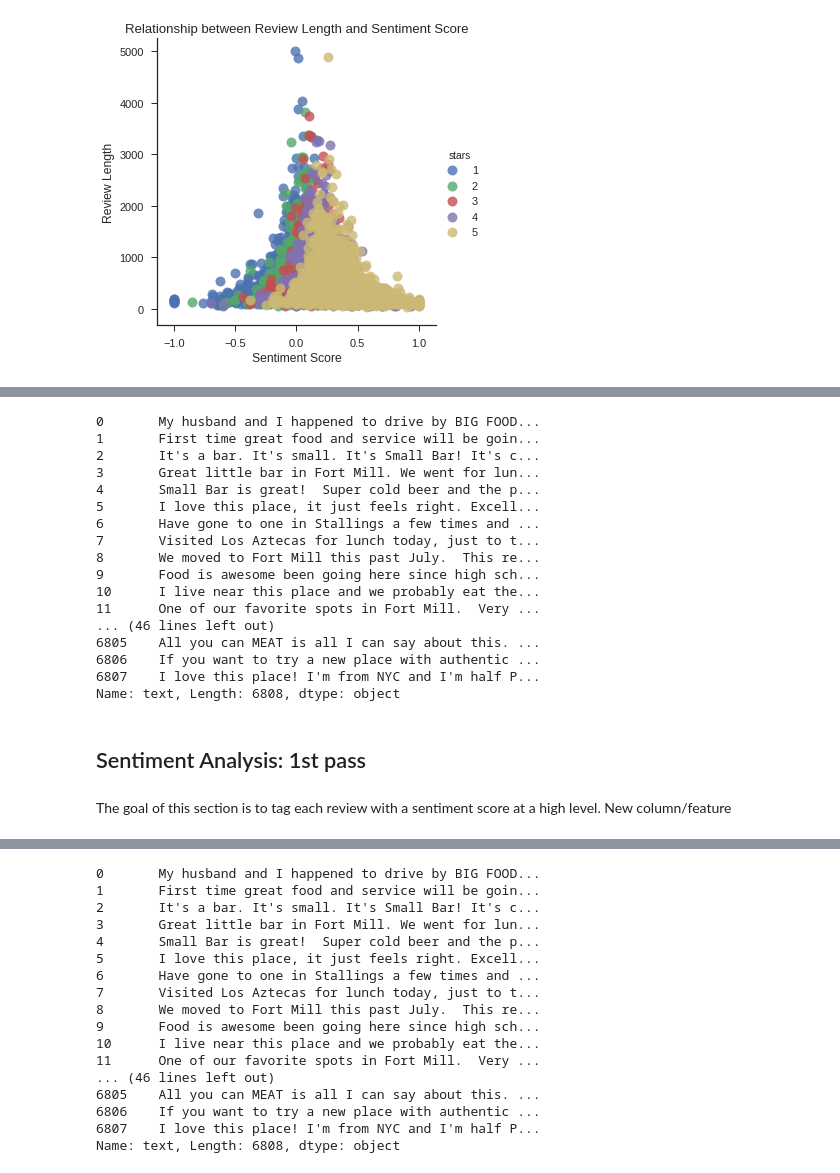
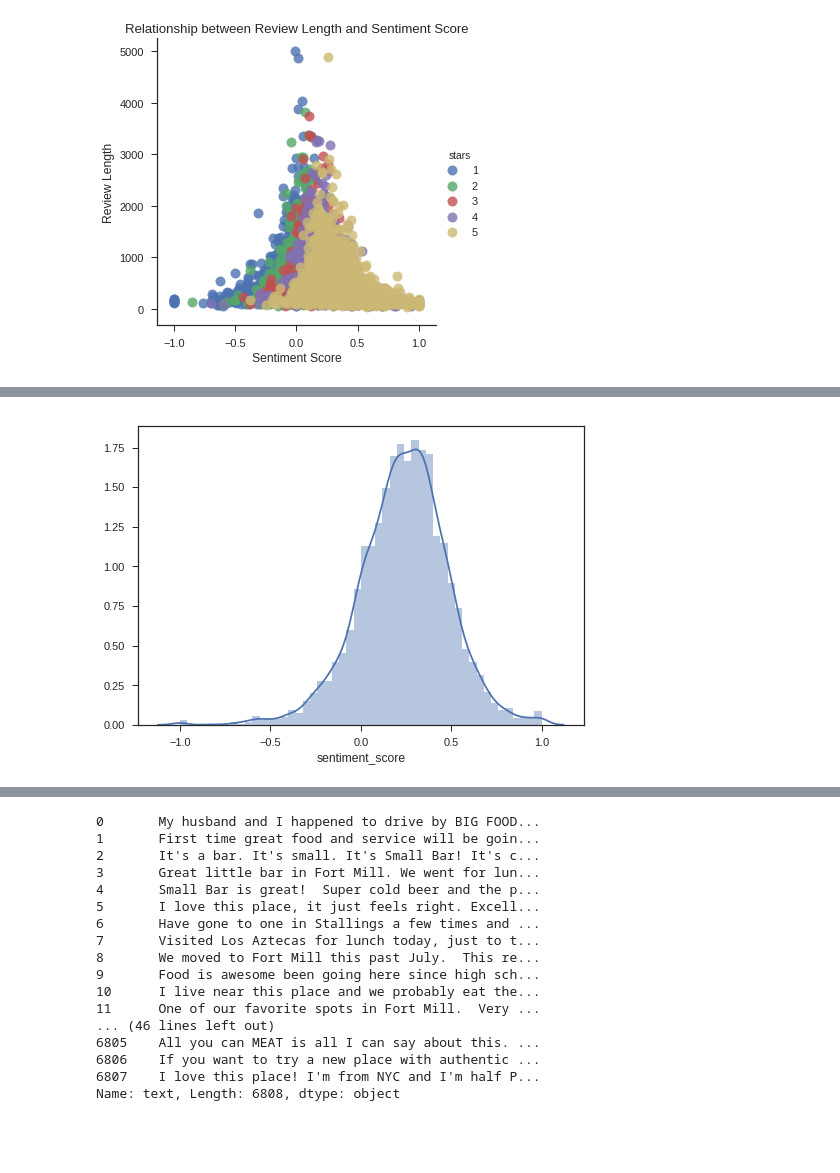
Before and after one commit to schubline/capstone_project, a Jupyter notebook: eda_notebooks/nlp_food_review_sc.ipynb, the cells around one changed output, grey strips where cells are left out. Cells and saved outputs as stored; diff of their text form; code cells hidden in the pictures; blank space fills up the shorter version.

```diff
--- a/eda_notebooks/nlp_food_review_sc.ipynb
+++ b/eda_notebooks/nlp_food_review_sc.ipynb
@@ -278,2 +278,0 @@ Let's create a new feature where its 4 stars and above vs under four stars. My r
-# %%
-data["above_4_stars"] =
@@ -284,3 +279,10 @@ data["above_4_stars"] =
+# %%
+# dummies of stars
+dummies = pd.get_dummies(data['stars'])
+data = pd.concat([data, dummies], axis=1)
+# %%
+# creating categorical feature of above or below 4 stars
+data["above_4"] = data["stars"].map(lambda x: 1 if x>3 else 0)
 # %%
 # Setting style of scatterplot
 sns.set_context("notebook", font_scale=1.1)
@@ -348,3 +304,0 @@ The clear trend here is that reviews with more stars have longer text.
-# %%
-sns.set(style="darkgrid")
-ax = sns.countplot(x="stars", data=data)
@@ -353,24 +305,5 @@ ax = sns.countplot(x="stars", data=data)
-# %%
-data["text"]
-# %% [output]
-0       My husband and I happened to drive by BIG FOOD...
-1       First time great food and service will be goin...
-2       It's a bar. It's small. It's Small Bar! It's c...
-3       Great little bar in Fort Mill. We went for lun...
-4       Small Bar is great!  Super cold beer and the p...
-5       I love this place, it just feels right. Excell...
-6       Have gone to one in Stallings a few times and ...
-7       Visited Los Aztecas for lunch today, just to t...
-8       We moved to Fort Mill this past July.  This re...
-9       Food is awesome been going here since high sch...
-10      I live near this place and we probably eat the...
-11      One of our favorite spots in Fort Mill.  Very ...
-... (46 lines left out)
-6805    All you can MEAT is all I can say about this. ...
-6806    If you want to try a new place with authentic ...
-6807    I love this place! I'm from NYC and I'm half P...
-Name: text, Length: 6808, dtype: object
-# %% [markdown]
-## Sentiment Analysis: 1st pass
-# %% [markdown]
-The goal of this section is to tag each review with a sentiment score at a high level. New column/feature
+# %%
+# plotting the distribution of sentiment
+sns.distplot(data["sentiment_score"]);
+# %% [output]
+[figure, added]
```
Also changed, not shown: parts of 40 cells of this notebook.
